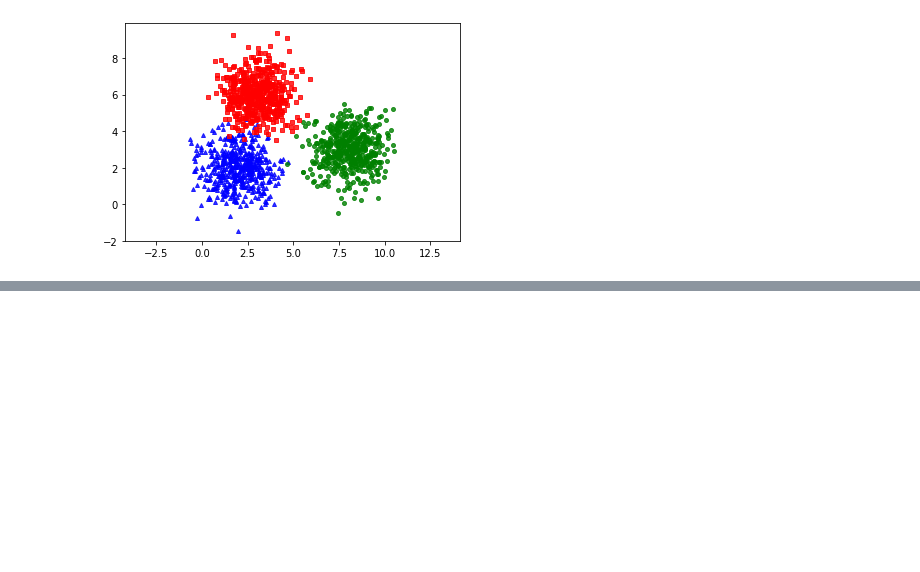
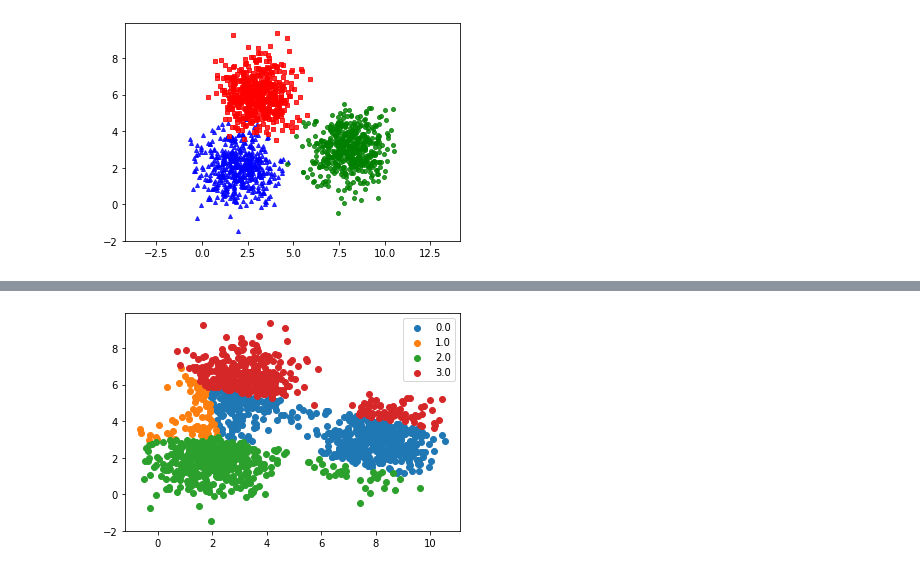
Before and after one commit to KieuSonTung/Data_Preparation, a Jupyter notebook: K_means.ipynb, the cells around one changed output, grey strips where cells are left out. Cells and saved outputs as stored; diff of their text form; code cells hidden in the pictures; blank space fills up the shorter version.

```diff
--- a/K_means.ipynb
+++ b/K_means.ipynb
@@ -102,0 +86,7 @@ kmeans_display(X, c)
+# %%
+c = K_means(4)
+Kmeans_display(X, c)
+# With 4 clusters, the variance of some classes is quite large, the model
+# doesn't perform well
+# %% [output]
+[figure, added]
```
Also changed, not shown: parts of 7 cells of this notebook.
